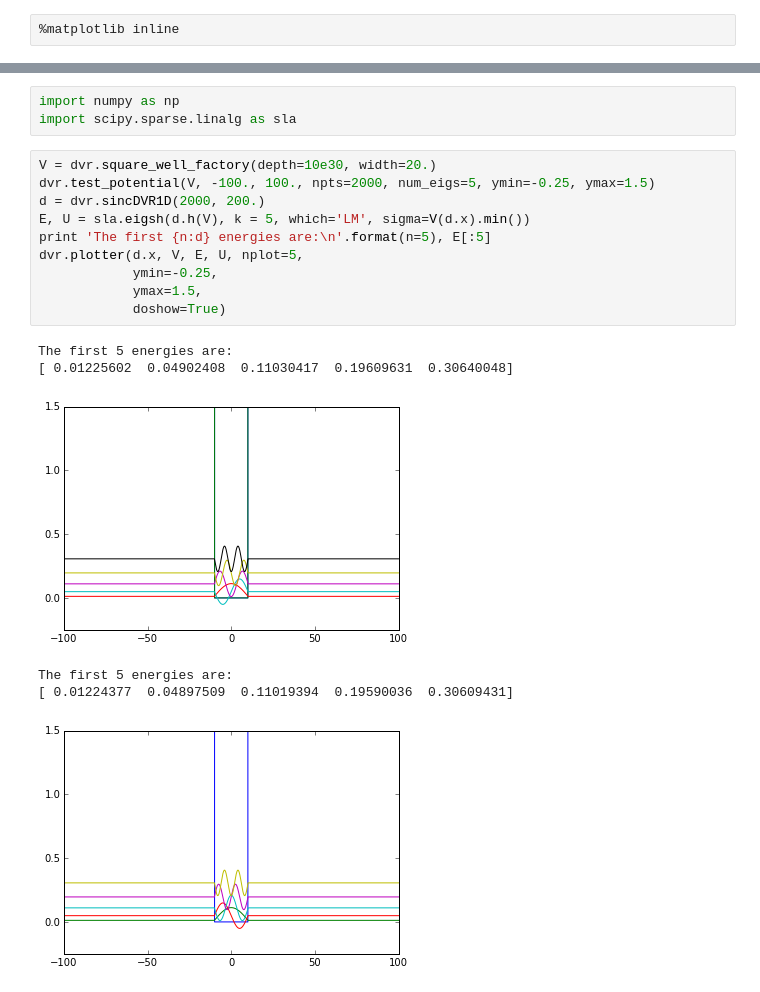
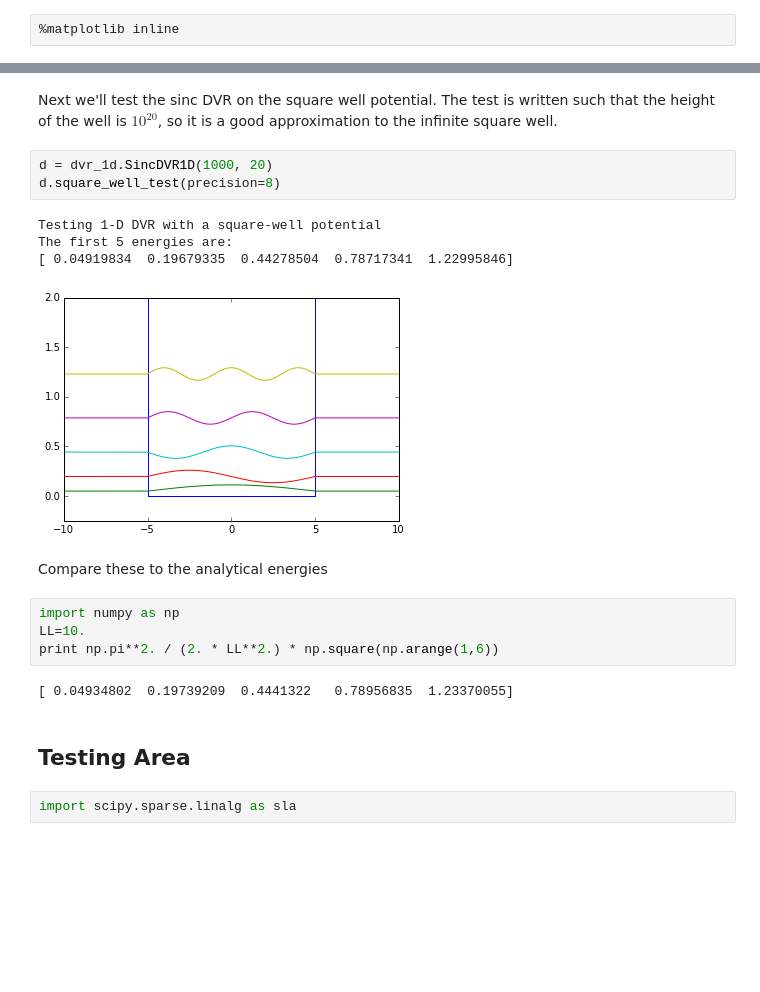
Before and after one commit to richford/dvr_py, a Jupyter notebook: dvr_1d_demo.ipynb, the cells around one changed output, grey strips where cells are left out. Saved outputs shown, nothing was run; the diff lists cells and outputs as text; blank space fills up the shorter version.

```diff
--- a/dvr_1d_demo.ipynb
+++ b/dvr_1d_demo.ipynb
@@ -5,20 +25,22 @@ import dvr_1d as dvr
+# %% [markdown]
+Next we'll test the sinc DVR on the square well potential. The test is written such that the height of the well is $10^{20}$, so it is a good approximation to the infinite square well.
+# %%
+d = dvr_1d.SincDVR1D(1000, 20)
+d.square_well_test(precision=8)
+# %% [output]
+Testing 1-D DVR with a square-well potential
+The first 5 energies are:
+[ 0.04919834  0.19679335  0.44278504  0.78717341  1.22995846]
+[figure, added]
+# %% [markdown]
+Compare these to the analytical energies
+# %%
+import numpy as np
+LL=10.
+print np.pi**2. / (2. * LL**2.) * np.square(np.arange(1,6))
+# %% [output]
+[ 0.04934802  0.19739209  0.4441322   0.78956835  1.23370055]
+# %% [markdown]
+## Testing Area
 # %%
-import numpy as np
 import scipy.sparse.linalg as sla
-# %%
-V = dvr.square_well_factory(depth=10e30, width=20.)
-dvr.test_potential(V, -100., 100., npts=2000, num_eigs=5, ymin=-0.25, ymax=1.5)
-d = dvr.sincDVR1D(2000, 200.)
-E, U = sla.eigsh(d.h(V), k = 5, which='LM', sigma=V(d.x).min())
-print 'The first {n:d} energies are:\n'.format(n=5), E[:5]
-dvr.plotter(d.x, V, E, U, nplot=5,
-            ymin=-0.25,
-            ymax=1.5,
-            doshow=True)
-# %% [output]
-The first 5 energies are:
-[ 0.01225602  0.04902408  0.11030417  0.19609631  0.30640048]
-[figure, removed]
-The first 5 energies are:
-[ 0.01224377  0.04897509  0.11019394  0.19590036  0.30609431]
-[figure, removed]
```
Also changed, not shown: parts of 11 cells of this notebook.
